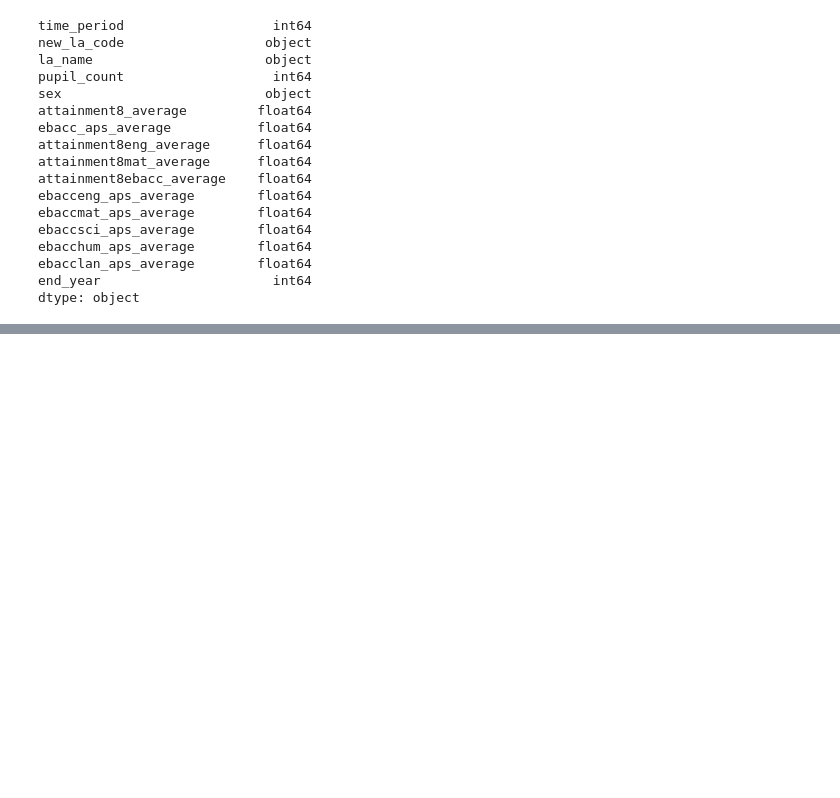
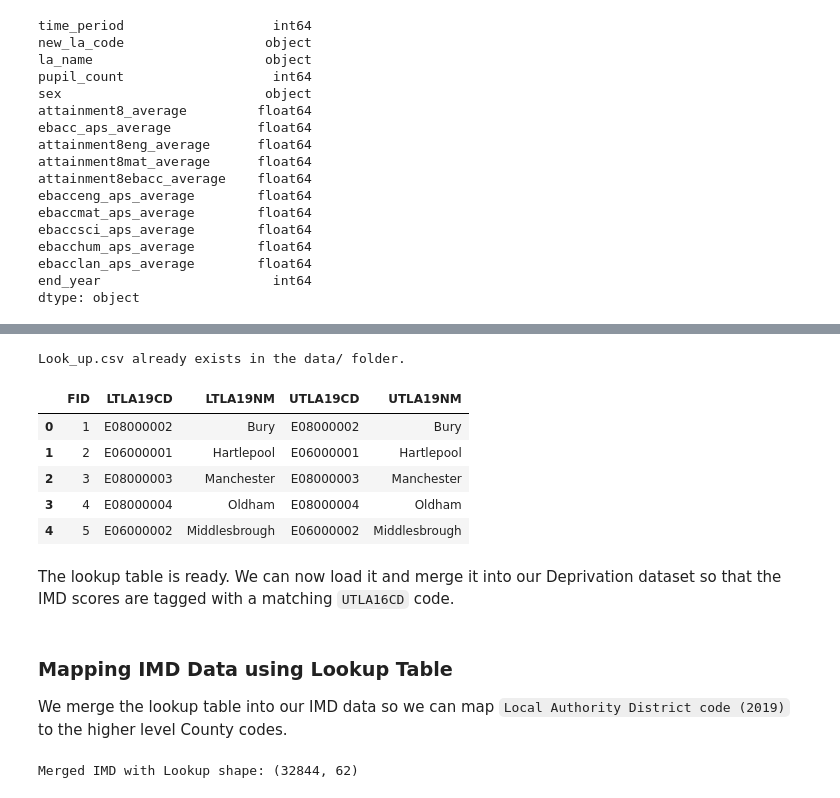
Before and after one commit to AislingLangston/CFG-DS-group-6-2026, a Jupyter notebook: school_performance.ipynb, the cells around one changed output, grey strips where cells are left out. Saved outputs shown, nothing was run; the diff lists cells and outputs as text; code cells hidden in the pictures; blank space fills up the shorter version.

Commit message:
Mapping data

```diff
--- a/school_performance.ipynb
+++ b/school_performance.ipynb
@@ -1061,0 +868,51 @@ There is not good matching between the datasets currently. There are 30 LA's in
+# %%
+lookup_path = "data/Look_up.csv"
+
+if not os.path.exists(lookup_path):
+    print("Downloading ONS Lookup Table...")
+
+    url = (
+        "https://hub.arcgis.com/api/v3/datasets/"
+        "fdddaa25a0df4679b496620557cca534_0/downloads/data"
+        "?format=csv&spatialRefId=4326"
+    )
+
+    df = pd.read_csv(url)
+    df.to_csv(lookup_path, index=False)
+
+    print("Download complete!")
+else:
+    print("Look_up.csv already exists in the data/ folder.")
+# %% [output]
+Look_up.csv already exists in the data/ folder.
+# %%
+df_lookup = pd.read_csv('data/Look_up.csv')
+df_lookup.head()
+# %% [output]
+|  | FID | LTLA19CD | LTLA19NM | UTLA19CD | UTLA19NM |
+| 0 | 1 | E08000002 | Bury | E08000002 | Bury |
+| 1 | 2 | E06000001 | Hartlepool | E06000001 | Hartlepool |
+| 2 | 3 | E08000003 | Manchester | E08000003 | Manchester |
+| 3 | 4 | E08000004 | Oldham | E08000004 | Oldham |
+| 4 | 5 | E06000002 | Middlesbrough | E06000002 | Middlesbrough |
+# %% [markdown]
+The lookup table is ready. We can now load it and merge it into our Deprivation dataset so that the IMD scores are tagged with a matching `UTLA16CD` code.
+# %% [markdown]
+### Mapping IMD Data using Lookup Table
+
+We merge the lookup table into our IMD data so we can map `Local Authority District code (2019)` to the higher level County codes.
+# %%
+# Load lookup table
+df_lookup = pd.read_csv('data/Look_up.csv')
+
+# Merge IMD district data with lookup
+imd_lookup = iod_data.merge(
+    df_lookup,
+    left_on="Local Authority District code (2019)",
+    right_on="LTLA19CD",
+    how="left"
+)
+
+print("Merged IMD with Lookup shape:", imd_lookup.shape)
+# %% [output]
+Merged IMD with Lookup shape: (32844, 62)
```
Also changed, not shown: parts of 32 cells of this notebook.
